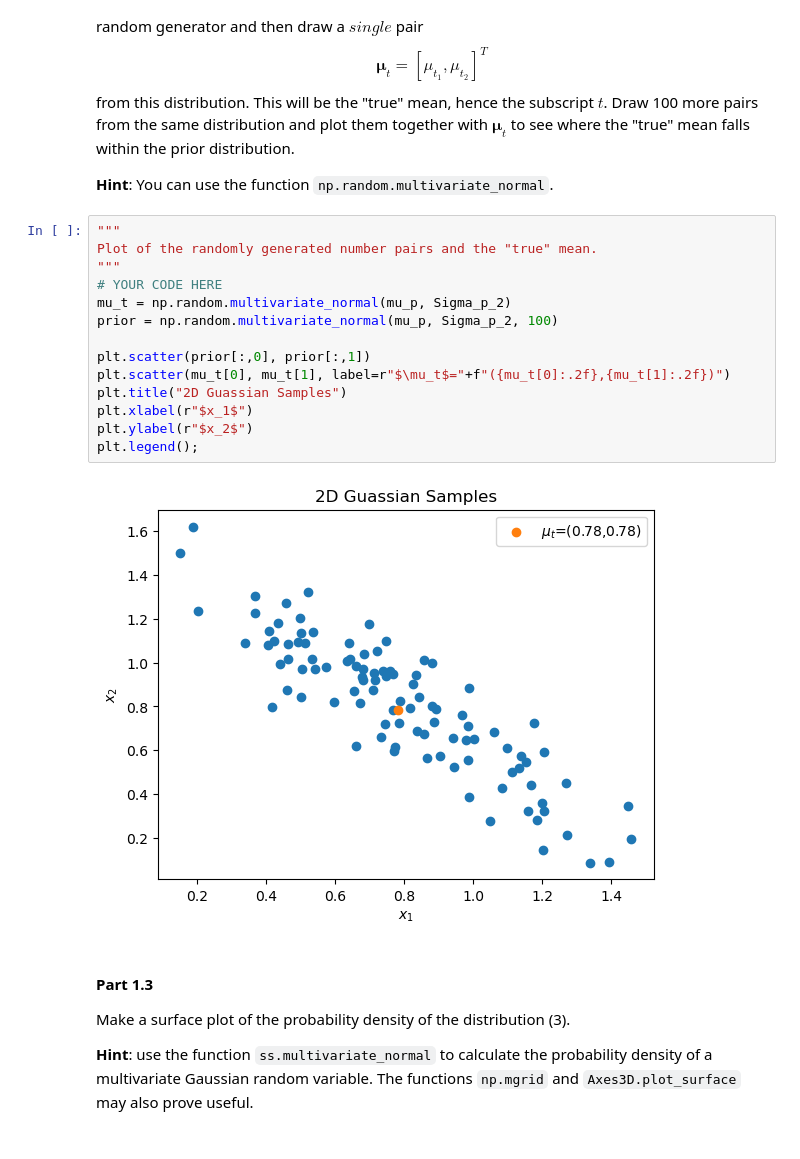
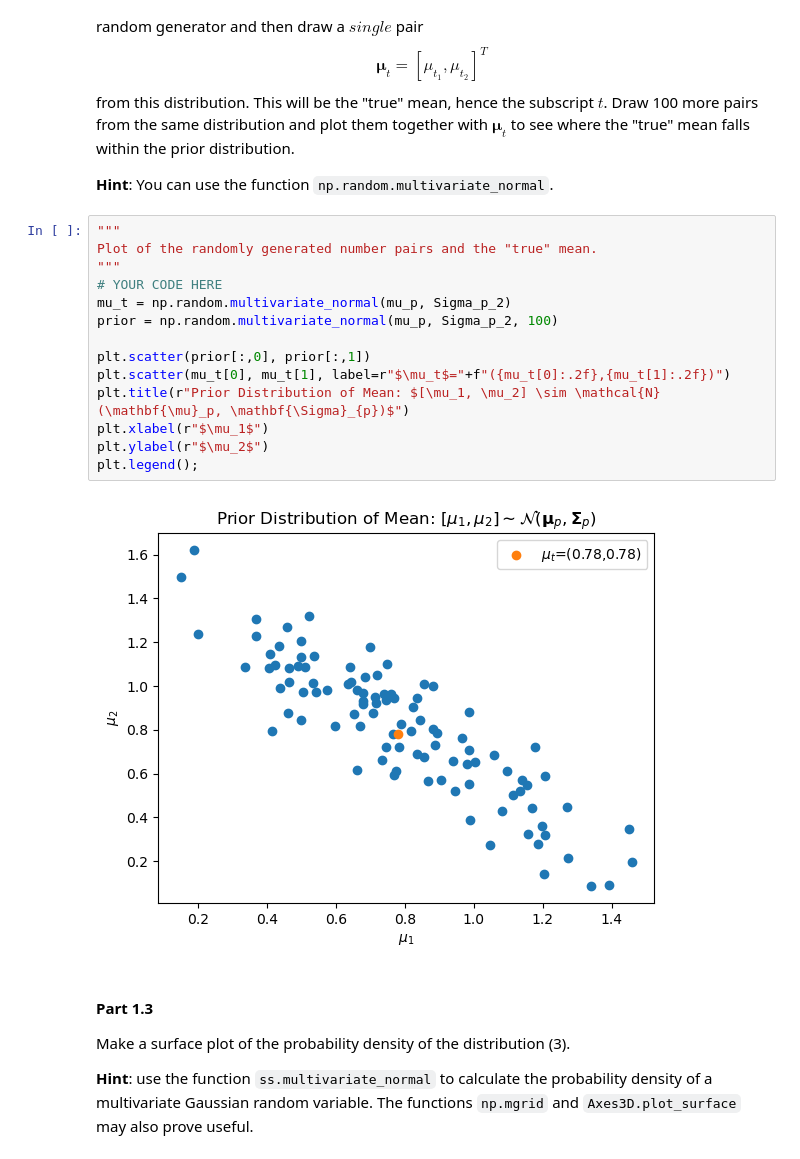
Before and after one commit to meraxion/SML24, a Jupyter notebook: SML24_as02/SML24_as02_3.ipynb, the cells around one changed output. Saved outputs shown, nothing was run; the diff lists cells and outputs as text.

```diff
--- a/SML24_as02/SML24_as02_3.ipynb
+++ b/SML24_as02/SML24_as02_3.ipynb
@@ -189,19 +317,19 @@ from this distribution. This will be the "true" mean, hence the subscript $t$. D
 # %%
 """
 Plot of the randomly generated number pairs and the "true" mean.
 """
 # YOUR CODE HERE
 mu_t = np.random.multivariate_normal(mu_p, Sigma_p_2)
 prior = np.random.multivariate_normal(mu_p, Sigma_p_2, 100)
 
 plt.scatter(prior[:,0], prior[:,1])
 plt.scatter(mu_t[0], mu_t[1], label=r"$\mu_t$="+f"({mu_t[0]:.2f},{mu_t[1]:.2f})")
-plt.title("2D Guassian Samples")
-plt.xlabel(r"$x_1$")
-plt.ylabel(r"$x_2$")
+plt.title(r"Prior Distribution of Mean: $[\mu_1, \mu_2] \sim \mathcal{N}(\mathbf{\mu}_p, \mathbf{\Sigma}_{p})$")
+plt.xlabel(r"$\mu_1$")
+plt.ylabel(r"$\mu_2$")
 plt.legend();
 # %% [output]
-[figure, old version]
+[figure, new version]
 # %% [markdown]
 #### Part 1.3
 Make a surface plot of the probability density of the distribution (3).
```
Also changed, not shown: parts of 20 cells of this notebook, 2 other files.
